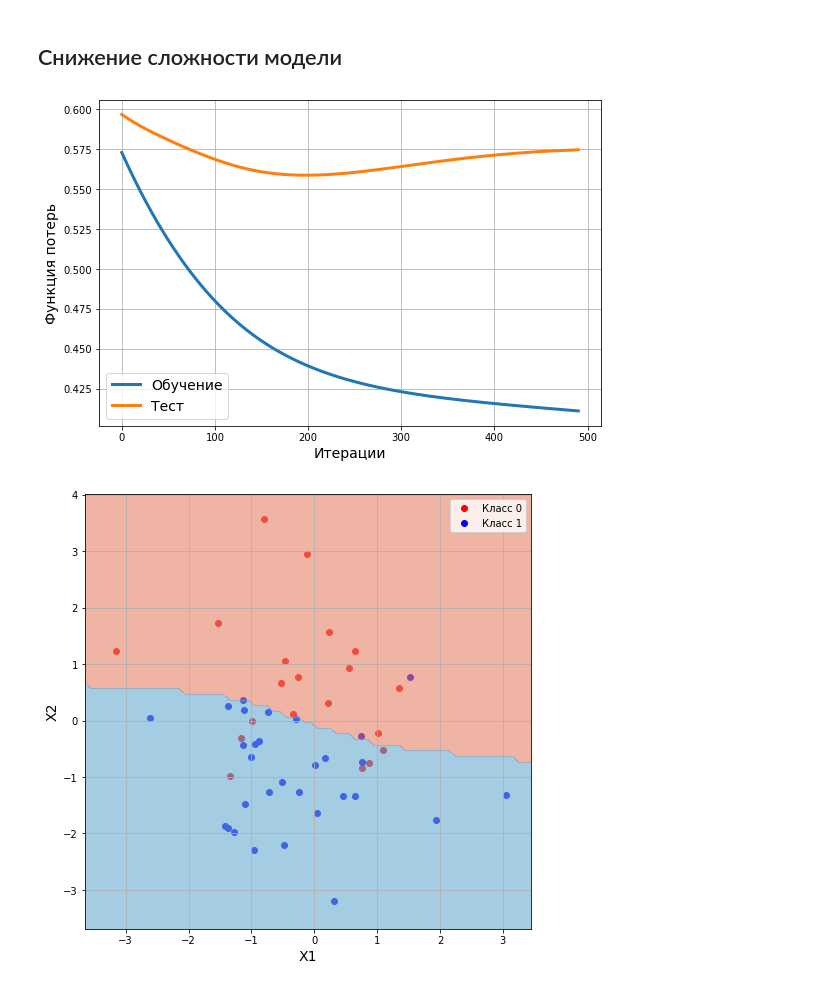
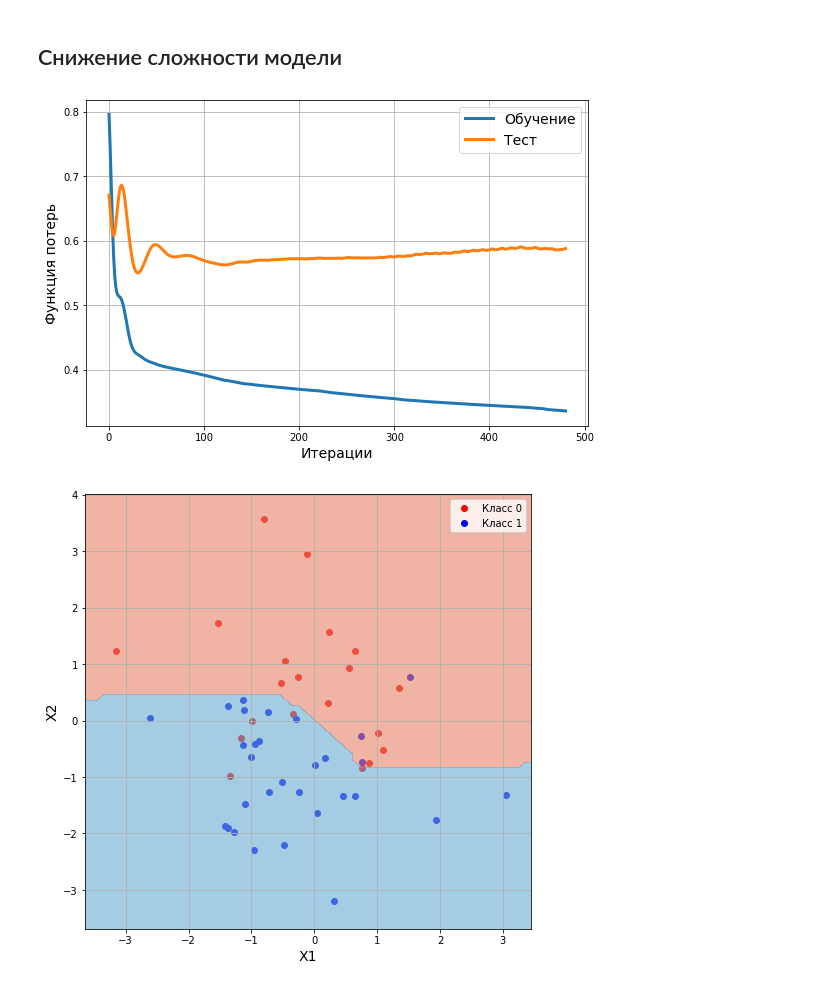
Before and after one commit to hushchyn-mikhail/CourseraDL, a Jupyter notebook: cnn/screencast_2/regularization.ipynb, the cells around one changed output. Drawn from its saved outputs; the diff is of its cells as text; code cells hidden in the pictures.

```diff
--- a/cnn/screencast_2/regularization.ipynb
+++ b/cnn/screencast_2/regularization.ipynb
@@ -74,14 +74,14 @@ class Fitter(object):
         X_test = torch.as_tensor(X_test, dtype=torch.float32, device=device)
         y_test = torch.as_tensor(y_test.reshape(-1, 1), dtype=torch.float32, device=device)
 
-        # Создаем датасет
+        # Создаем набор данных
         train_data = TensorDataset(X_train, y_train)
 
         # Определим функцию потерь
         loss_func = nn.BCELoss()
 
         # Зададим оптимизатор
-        opt = torch.optim.Adam(self.model.parameters(), lr=self.lr, weight_decay=self.weight_decay)
+        opt = torch.optim.SGD(self.model.parameters(), lr=self.lr, momentum=0.9, weight_decay=self.weight_decay)
 
         # Контейнеры для хранения кривых обучения
         train_loss_history = []
@@ -91,7 +91,7 @@ class Fitter(object):
         for epoch_i in range(self.n_epochs):
             for x_batch, y_batch in DataLoader(train_data, batch_size=self.batch_size, shuffle=True):
 
-                self.model.train(True)
+                self.model.train(True) # для Dropout!
                 y_pred_batch = self.model(x_batch)
                 loss = loss_func(y_pred_batch, y_batch)
                 opt.zero_grad() # обнуляем градиенты
@@ -99,7 +99,7 @@ class Fitter(object):
                 opt.step()      # обновление весов сети
 
                 # считаем функцию потерь на обучении
-                self.model.train(False)
+                self.model.train(False) # для Dropout!
                 y_pred_train = self.model(X_train)
                 train_loss = loss_func(y_pred_train, y_train)
                 train_loss_history.append(train_loss.item())
@@ -110,7 +110,7 @@ class Fitter(object):
                 test_loss_history.append(test_loss.item())
 
             # строим графики кривых обучения
-            if epoch_i % 10 == 0:
+            if epoch_i % 20 == 0:
                 clear_output(wait=True)
                 plt.figure(figsize=(9, 6))
                 plt.plot(train_loss_history, linewidth=3, label="Обучение")
@@ -124,8 +124,8 @@ class Fitter(object):
 
         return self.model
 
-    def predict(self, X):
-        self.model.train(False)
+    def predict(self, X, train=False):
+        self.model.train(train) # для Dropout!
         X = torch.as_tensor(X, dtype=torch.float32, device=device)
         y_pred = self.model(X)
         y_pred = y_pred.cpu().detach().numpy()
@@ -140,5 +140,5 @@ _ = fitter.fit(X_train, y_train, X_test, y_test)
 # %%
-def plot_decision_boundary(clf):
+def plot_decision_boundary(clf, train=False):
 
     plt.figure(figsize=(8, 8))
     # Рисуем объекты класса 0
@@ -164,7 +164,7 @@ def plot_decision_boundary(clf):
     xx, yy = np.meshgrid(np.arange(x_min, x_max, h),
                          np.arange(y_min, y_max, h))
 
-    Z = clf.predict(np.c_[xx.ravel(), yy.ravel()])
+    Z = clf.predict(np.c_[xx.ravel(), yy.ravel()], train)
     Z = 1 * (Z >= 0.5)
     Z = Z.reshape(xx.shape)
     plt.contourf(xx, yy, Z, cmap=plt.cm.RdBu, alpha=.6, levels=1)
@@ -207,11 +207,11 @@ class MyNet(nn.Module):
         super(MyNet, self).__init__()
 
         self.net = nn.Sequential(nn.Linear(2, 100),
-                                 nn.Tanh(),
-                                 nn.Dropout(0.5),
+                                 nn.ReLU(),
+                                 nn.Dropout(0.8),
                                  nn.Linear(100, 100),
-                                 nn.Tanh(),
-                                 nn.Dropout(0.5),
+                                 nn.ReLU(),
+                                 nn.Dropout(0.8),
                                  nn.Linear(100, 1),
                                  nn.Sigmoid())
 
@@ -237,7 +242,7 @@ class MyNet(nn.Module):
         super(MyNet, self).__init__()
 
         self.net = nn.Sequential(nn.Linear(2, 10),
-                                 nn.Tanh(),
+                                 nn.ReLU(),
                                  nn.Linear(10, 1),
                                  nn.Sigmoid())
 
@@ -247,11 +252,11 @@ class MyNet(nn.Module):
 # %%
 model = MyNet()
 
-fitter = Fitter(model, n_epochs=500, batch_size=50, lr=0.001, weight_decay=0.)
+fitter = Fitter(model, n_epochs=500, batch_size=50, lr=0.05, weight_decay=0.)
 _ = fitter.fit(X_train, y_train, X_test, y_test)
 
 # обучающая выборка
 plot_decision_boundary(fitter)
 # %% [output]
-[figure, old version]
+[figure, new version]
-[figure, old version]
+[figure, new version]
```
Also changed, not shown: parts of 6 cells of this notebook.
